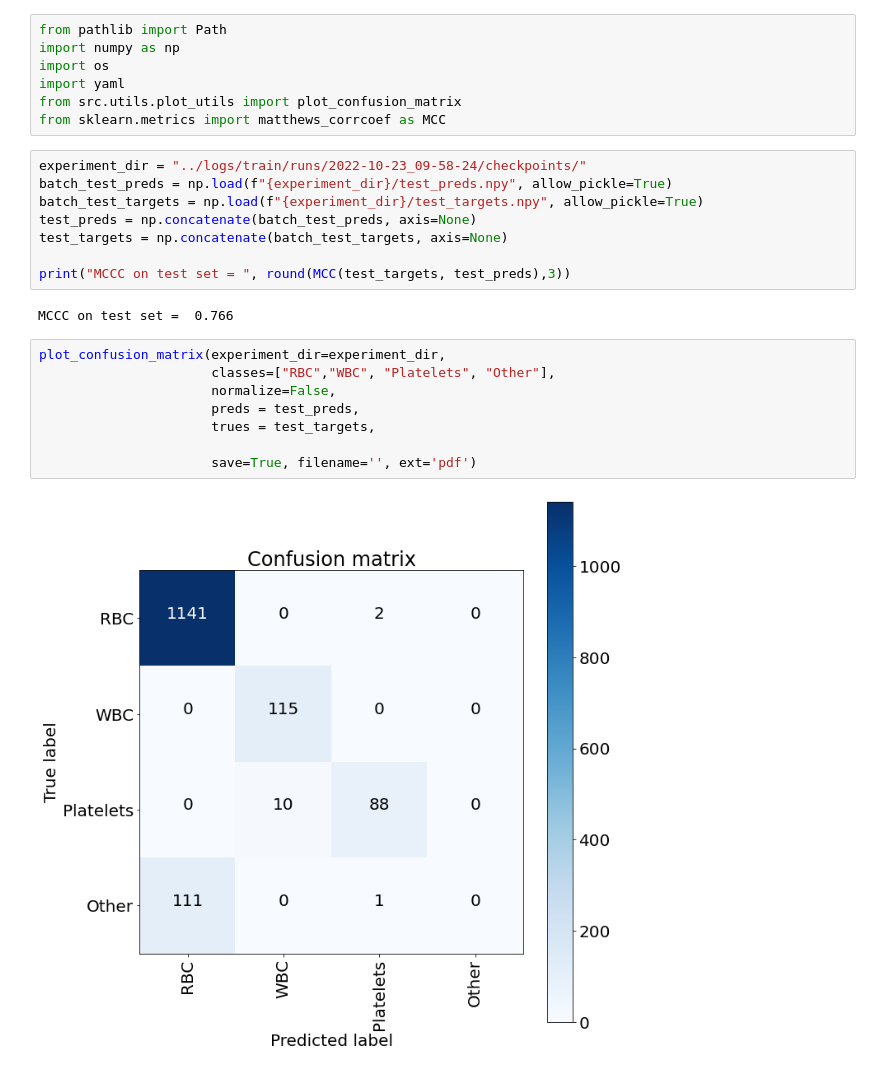
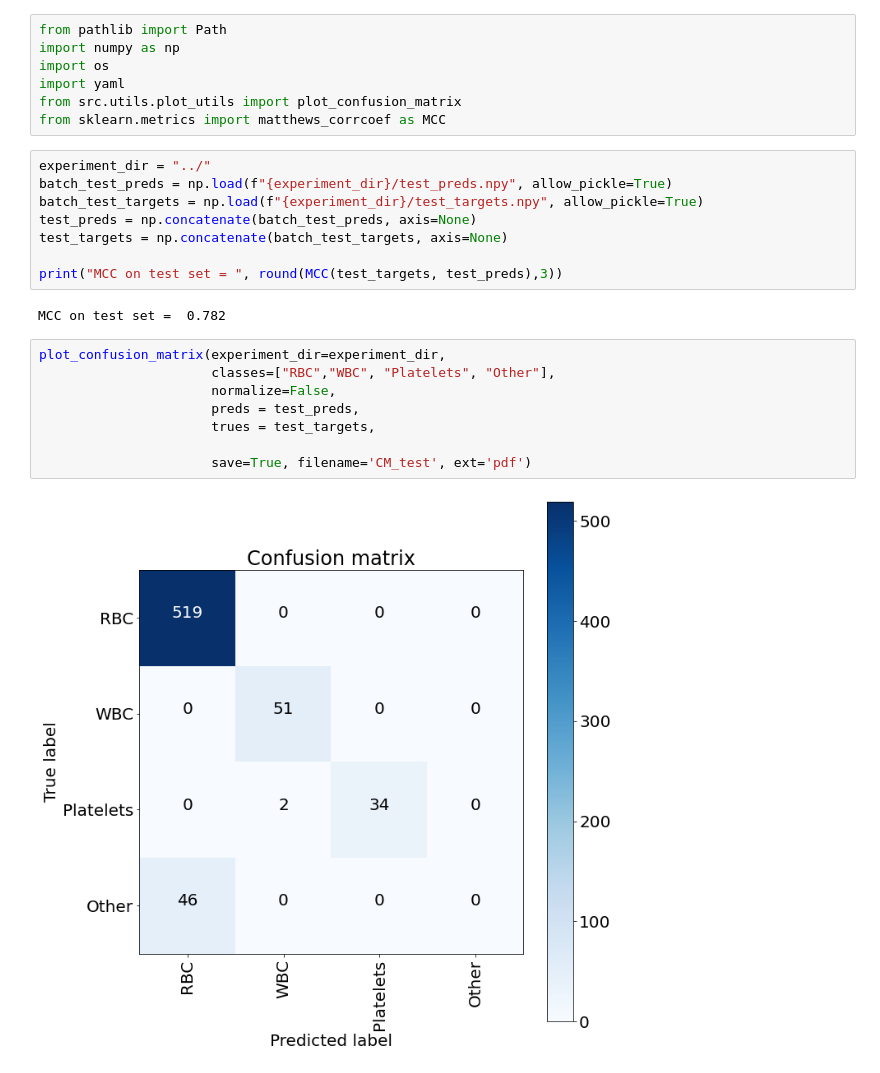
Before and after one commit to nicolebussola/blood-cells-classifier, a Jupyter notebook: notebooks/visualize_test_predictions.ipynb, the cells around one changed output. Saved outputs shown, nothing was run; the diff lists cells and outputs as text.

```diff
--- a/notebooks/visualize_test_predictions.ipynb
+++ b/notebooks/visualize_test_predictions.ipynb
@@ -8,22 +8,22 @@ import yaml
 from src.utils.plot_utils import plot_confusion_matrix
 from sklearn.metrics import matthews_corrcoef as MCC
 # %%
-experiment_dir = "../logs/train/runs/2022-10-23_09-58-24/checkpoints/"
+experiment_dir = "../"
 batch_test_preds = np.load(f"{experiment_dir}/test_preds.npy", allow_pickle=True)
 batch_test_targets = np.load(f"{experiment_dir}/test_targets.npy", allow_pickle=True)
 test_preds = np.concatenate(batch_test_preds, axis=None)
 test_targets = np.concatenate(batch_test_targets, axis=None)
 
-print("MCCC on test set = ", round(MCC(test_targets, test_preds),3))
+print("MCC on test set = ", round(MCC(test_targets, test_preds),3))
 # %% [output]
-MCCC on test set =  0.766
+MCC on test set =  0.782
 # %%
 plot_confusion_matrix(experiment_dir=experiment_dir,
                       classes=["RBC","WBC", "Platelets", "Other"],
                       normalize=False,
                       preds = test_preds,
                       trues = test_targets,
 
-                      save=True, filename='', ext='pdf')
+                      save=True, filename='CM_test', ext='pdf')
 # %% [output]
-[figure, old version]
+[figure, new version]
```
Also changed, not shown: 5 other files.
